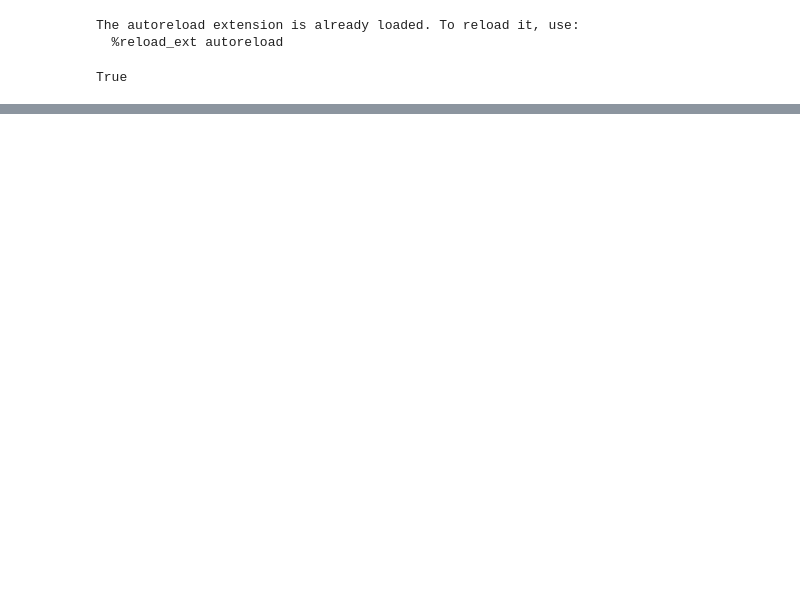
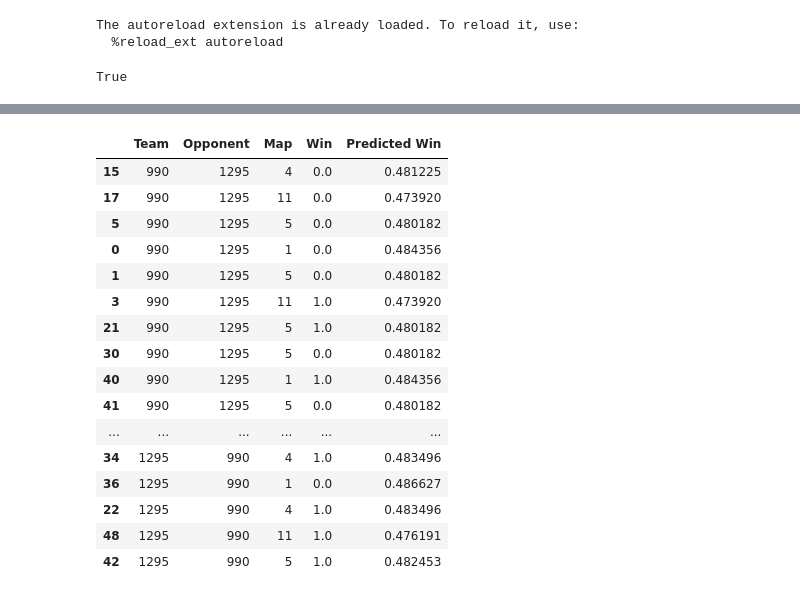
Before and after one commit to gitex/hltv_notebook, a Jupyter notebook: notebooks/matches/4_training.ipynb, the cells around one changed output, grey strips where cells are left out. Drawn from its saved outputs; the diff is of its cells as text; code cells hidden in the pictures; blank space fills up the shorter version.

```diff
--- a/notebooks/matches/4_training.ipynb
+++ b/notebooks/matches/4_training.ipynb
@@ -23,10 +23,13 @@ True
 # %%
 from api.containers.teams_and_winner import LoadTeamsAndWinnerOnly
 
-service = LoadTeamsAndWinnerOnly().service()
 
-df = service.collect_all()
-df
+def get_original_df():
+    service = LoadTeamsAndWinnerOnly().service()
+
+    return service.collect_all()
+
+df = get_original_df()
 # %% [output]
 A value is trying to be set on a copy of a slice from a DataFrame.
 Try using .loc[row_indexer,col_indexer] = value instead
@@ -143,0 +83,7 @@ ValueError: Found input variables with inconsistent numbers of samples: [1268, 2
+# %%
+# Let's try to use logistic regression
+
+from sklearn.linear_model import LinearRegression
+
+model = LinearRegression()
+model.fit(X, y)
@@ -143,0 +92,5 @@ ValueError: Found input variables with inconsistent numbers of samples: [1268, 2
+# %%
+y_pred = model.predict(X)
+
+df['Predicted Win'] = y_pred.astype(float)
+df
@@ -143,0 +131,26 @@ ValueError: Found input variables with inconsistent numbers of samples: [1268, 2
+# %%
+def get_all_matches_of_teams(team_id_1: int, team_id_2: int):
+    straigt_variant = df[(df['Team'] == team_id_1) & (df['Opponent'] == team_id_2)]
+    reversed_variant = df[(df['Team'] == team_id_2) & (df['Opponent'] == team_id_1)]
+    return pd.concat([straigt_variant, reversed_variant])
+
+most_played_teams = get_all_matches_of_teams(990, 1295)
+most_played_teams
+# %% [output]
+|  | Team | Opponent | Map | Win | Predicted Win |
+| 15 | 990 | 1295 | 4 | 0.0 | 0.481225 |
+| 17 | 990 | 1295 | 11 | 0.0 | 0.473920 |
+| 5 | 990 | 1295 | 5 | 0.0 | 0.480182 |
+| 0 | 990 | 1295 | 1 | 0.0 | 0.484356 |
+| 1 | 990 | 1295 | 5 | 0.0 | 0.480182 |
+| 3 | 990 | 1295 | 11 | 1.0 | 0.473920 |
+| 21 | 990 | 1295 | 5 | 1.0 | 0.480182 |
+| 30 | 990 | 1295 | 5 | 0.0 | 0.480182 |
+| 40 | 990 | 1295 | 1 | 1.0 | 0.484356 |
+| 41 | 990 | 1295 | 5 | 0.0 | 0.480182 |
+| ... | ... | ... | ... | ... | ... |
+| 34 | 1295 | 990 | 4 | 1.0 | 0.483496 |
+| 36 | 1295 | 990 | 1 | 0.0 | 0.486627 |
+| 22 | 1295 | 990 | 4 | 1.0 | 0.483496 |
+| 48 | 1295 | 990 | 11 | 1.0 | 0.476191 |
+| 42 | 1295 | 990 | 5 | 1.0 | 0.482453 |
```
Also changed, not shown: parts of 26 cells of this notebook, 3 other files.
